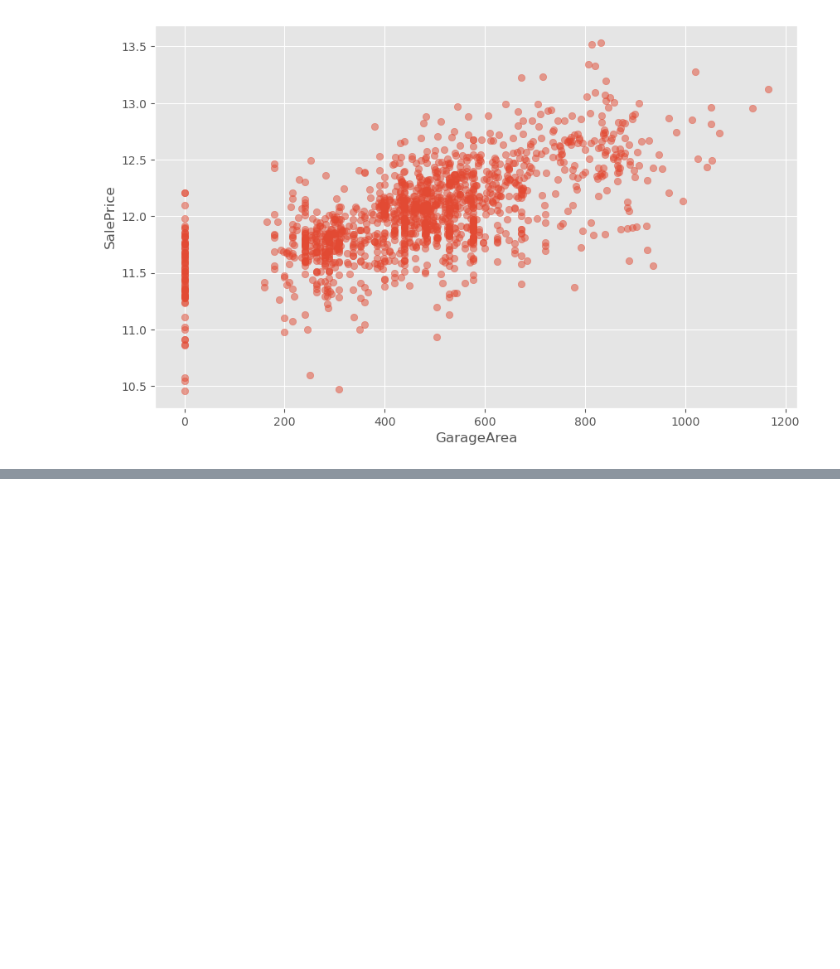
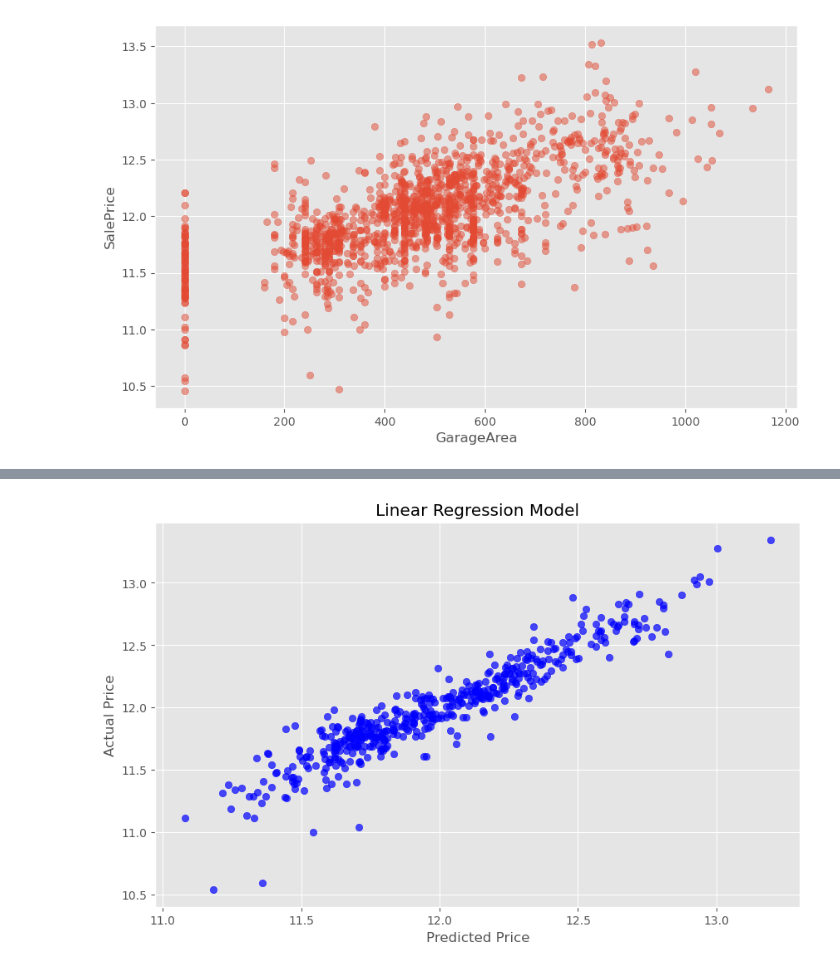
Before and after one commit to fahim2443/Ames-Iowa-house-price-prediction, a Jupyter notebook: work.ipynb, the cells around one changed output, grey strips where cells are left out. Cells and saved outputs as stored; diff of their text form; code cells hidden in the pictures; blank space fills up the shorter version.

```diff
--- a/work.ipynb
+++ b/work.ipynb
@@ -182,0 +275,9 @@ plt.show()
+# %%
+from sklearn.model_selection import train_test_split
+X_train, X_test, y_train, y_test = train_test_split(
+                          X, y, random_state=42, test_size=.33)
+# %%
+from sklearn import linear_model
+lr = linear_model.LinearRegression()
+# %%
+model = lr.fit(X_train, y_train)
@@ -182,0 +289,2 @@ plt.show()
+# %%
+predictions = model.predict(X_test)
@@ -182,0 +297,10 @@ plt.show()
+# %%
+actual_values = y_test
+plt.scatter(predictions, actual_values, alpha=.7,
+            color='b') #alpha helps to show overlapping data
+plt.xlabel('Predicted Price')
+plt.ylabel('Actual Price')
+plt.title('Linear Regression Model')
+plt.show()
+# %% [output]
+[figure, added]
```
Also changed, not shown: parts of 23 cells of this notebook, 1 other file.
